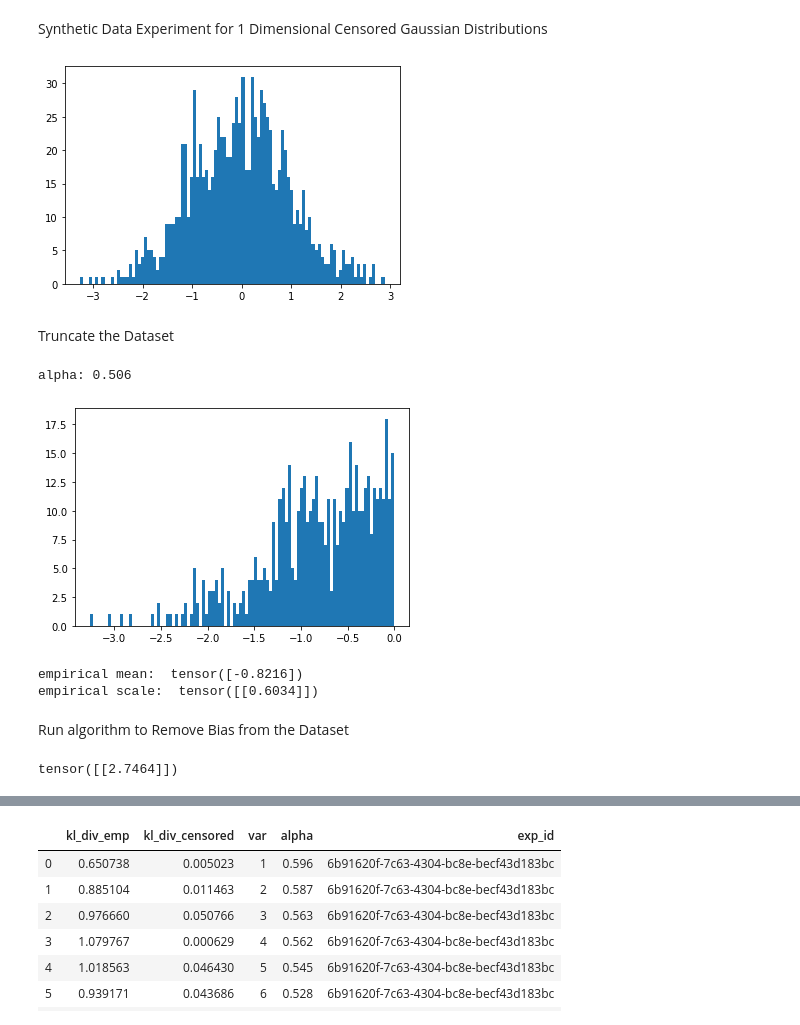
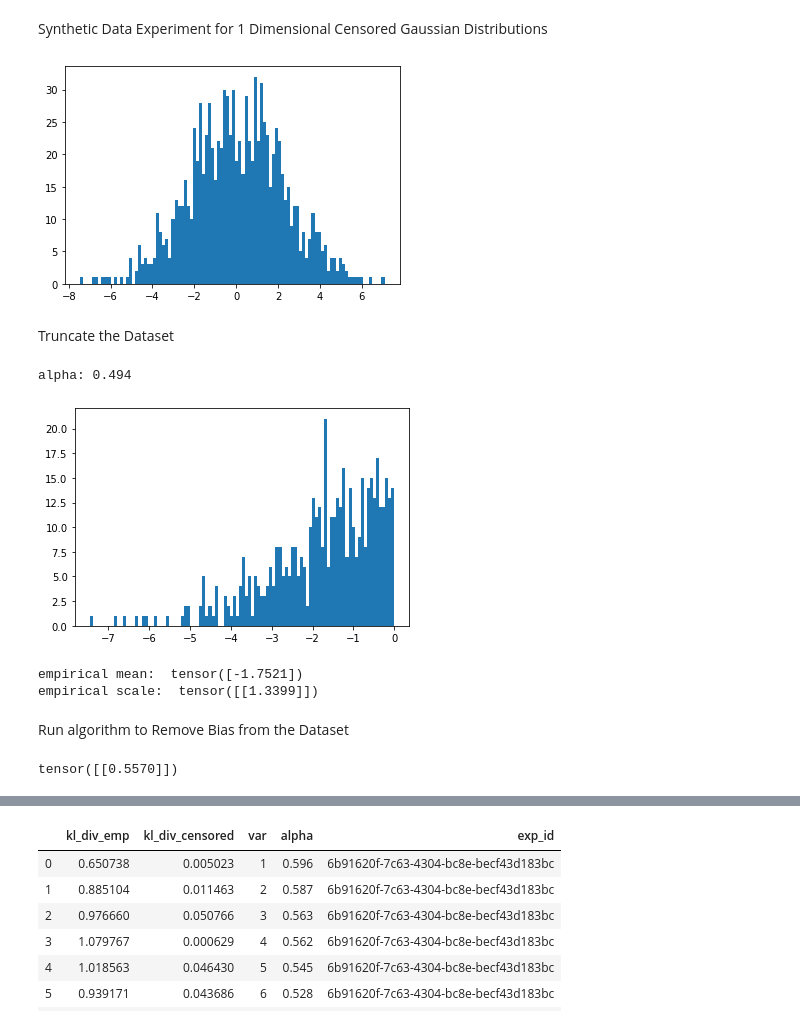
Before and after one commit to pstefanou12/Censored-Normal-Distributions, a Jupyter notebook: Censored Normal Distribution.ipynb, the cells around one changed output, grey strips where cells are left out. Saved outputs shown, nothing was run; the diff lists cells and outputs as text; code cells hidden in the pictures.

```diff
--- a/Censored Normal Distribution.ipynb
+++ b/Censored Normal Distribution.ipynb
@@ -34,13 +33,13 @@ args = Parameters({
 # %% [markdown]
 Synthetic Data Experiment for 1 Dimensional Censored Gaussian Distributions
 # %%
-M = MultivariateNormal(Tensor([0.0]), 1.0*ch.ones(1, 1))
+M = MultivariateNormal(Tensor([0.0]), 5.0*ch.ones(1, 1))
 samples = M.sample([args.samples])
 
 plt.hist(samples.flatten(), bins=100)
 plt.show()
 # %% [output]
-[figure, old version]
+[figure, new version]
 # %% [markdown]
 Truncate the Dataset
 # %%
@@ -54,8 +53,8 @@ print("alpha: {}".format(alpha))
 plt.hist(S.flatten(), bins=100)
 plt.show()
 # %% [output]
-alpha: 0.506
+alpha: 0.494
-[figure, old version]
+[figure, new version]
 # %%
 emp_loc = S.mean(0)
 print("empirical mean: ", emp_loc)
@@ -66,14 +65,14 @@ print("empirical scale: ", emp_scale)
 emp = MultivariateNormal(emp_loc, emp_var)
 
 S_norm = (S - emp_loc) / emp_scale
-phi_norm = oracle.Right_Distribution((phi.right - emp_loc) / emp_scale)
+phi_norm = oracle.Right_Distribution(((phi.right - emp_loc) / emp_scale).flatten())
 # %% [output]
-empirical mean:  tensor([-0.8216])
-empirical scale:  tensor([[0.6034]])
+empirical mean:  tensor([-1.7521])
+empirical scale:  tensor([[1.3399]])
 # %% [markdown]
 Run algorithm to Remove Bias from the Dataset
 # %%
 ch.ones(1, 1) / emp_var
 # %% [output]
-tensor([[2.7464]])
+tensor([[0.5570]])
 # %%
```
Also changed, not shown: parts of 4 cells of this notebook, 1 other file.
